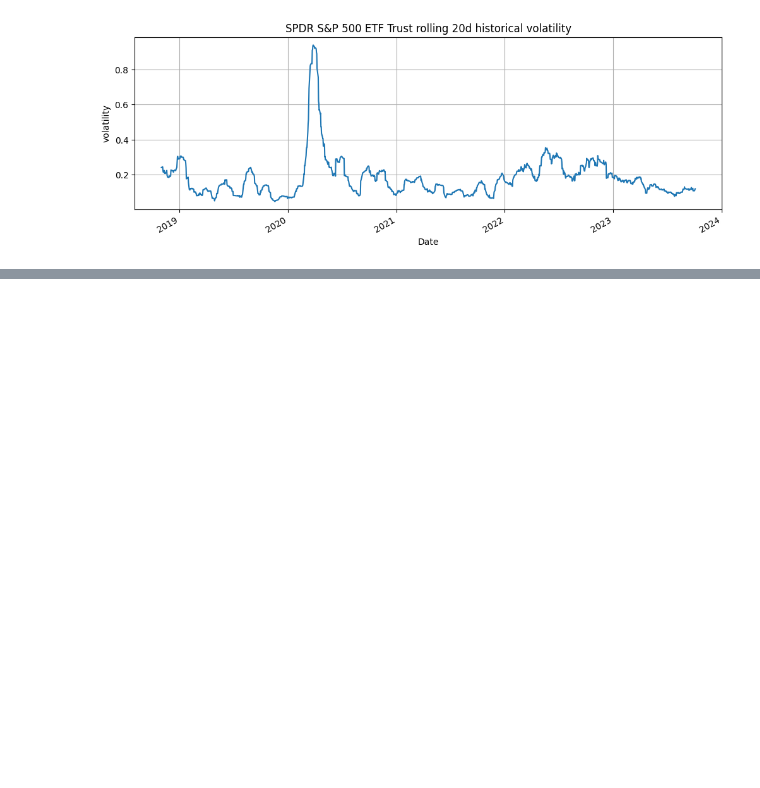
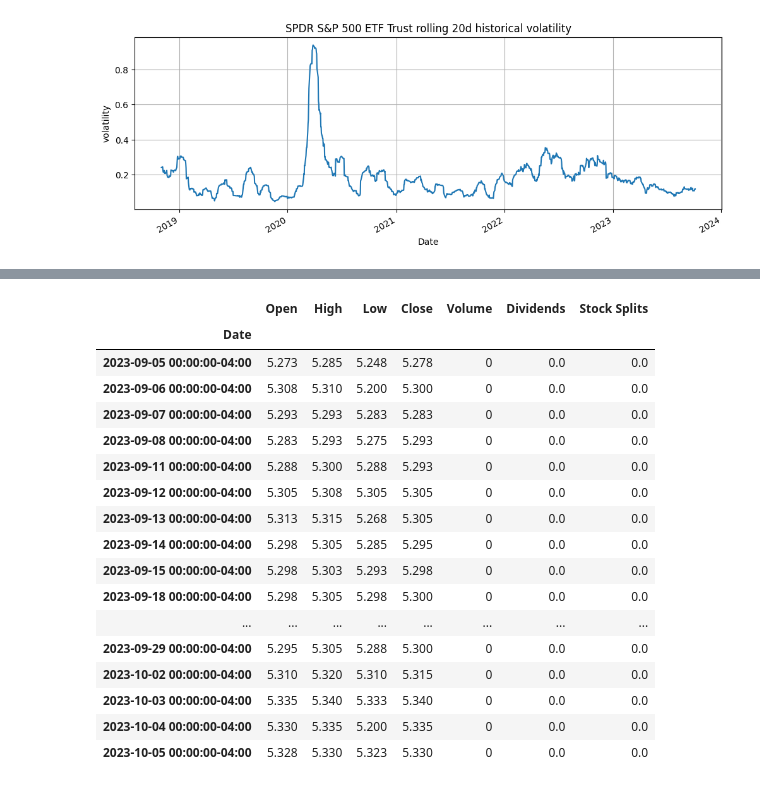
Before and after one commit to laic0022/FN6808_Derivative_Securities, a Jupyter notebook: Course_Project.ipynb, the cells around one changed output, grey strips where cells are left out. Saved outputs shown, nothing was run; the diff lists cells and outputs as text; code cells hidden in the pictures; blank space fills up the shorter version.

```diff
--- a/Course_Project.ipynb
+++ b/Course_Project.ipynb
@@ -88,0 +78,23 @@ ewma_vol.plot()
+# %%
+us3m_bond = yf.Ticker('^IRX')
+# %%
+us3m_bond.history(period="1mo")
+# %% [output]
+|  | Open | High | Low | Close | Volume | Dividends | Stock Splits |
+| Date |  |  |  |  |  |  |  |
+| 2023-09-05 00:00:00-04:00 | 5.273 | 5.285 | 5.248 | 5.278 | 0 | 0.0 | 0.0 |
+| 2023-09-06 00:00:00-04:00 | 5.308 | 5.310 | 5.200 | 5.300 | 0 | 0.0 | 0.0 |
+| 2023-09-07 00:00:00-04:00 | 5.293 | 5.293 | 5.283 | 5.283 | 0 | 0.0 | 0.0 |
+| 2023-09-08 00:00:00-04:00 | 5.283 | 5.293 | 5.275 | 5.293 | 0 | 0.0 | 0.0 |
+| 2023-09-11 00:00:00-04:00 | 5.288 | 5.300 | 5.288 | 5.293 | 0 | 0.0 | 0.0 |
+| 2023-09-12 00:00:00-04:00 | 5.305 | 5.308 | 5.305 | 5.305 | 0 | 0.0 | 0.0 |
+| 2023-09-13 00:00:00-04:00 | 5.313 | 5.315 | 5.268 | 5.305 | 0 | 0.0 | 0.0 |
+| 2023-09-14 00:00:00-04:00 | 5.298 | 5.305 | 5.285 | 5.295 | 0 | 0.0 | 0.0 |
+| 2023-09-15 00:00:00-04:00 | 5.298 | 5.303 | 5.293 | 5.298 | 0 | 0.0 | 0.0 |
+| 2023-09-18 00:00:00-04:00 | 5.298 | 5.305 | 5.298 | 5.300 | 0 | 0.0 | 0.0 |
+| ... | ... | ... | ... | ... | ... | ... | ... |
+| 2023-09-29 00:00:00-04:00 | 5.295 | 5.305 | 5.288 | 5.300 | 0 | 0.0 | 0.0 |
+| 2023-10-02 00:00:00-04:00 | 5.310 | 5.320 | 5.310 | 5.315 | 0 | 0.0 | 0.0 |
+| 2023-10-03 00:00:00-04:00 | 5.335 | 5.340 | 5.333 | 5.340 | 0 | 0.0 | 0.0 |
+| 2023-10-04 00:00:00-04:00 | 5.330 | 5.335 | 5.200 | 5.335 | 0 | 0.0 | 0.0 |
+| 2023-10-05 00:00:00-04:00 | 5.328 | 5.330 | 5.323 | 5.330 | 0 | 0.0 | 0.0 |
```
Also changed, not shown: parts of 18 cells of this notebook.
